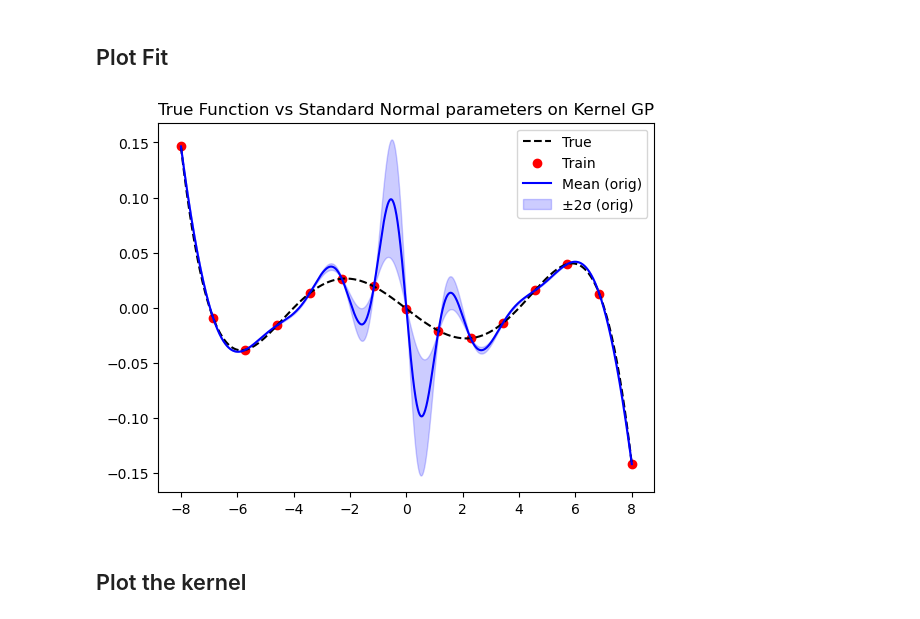
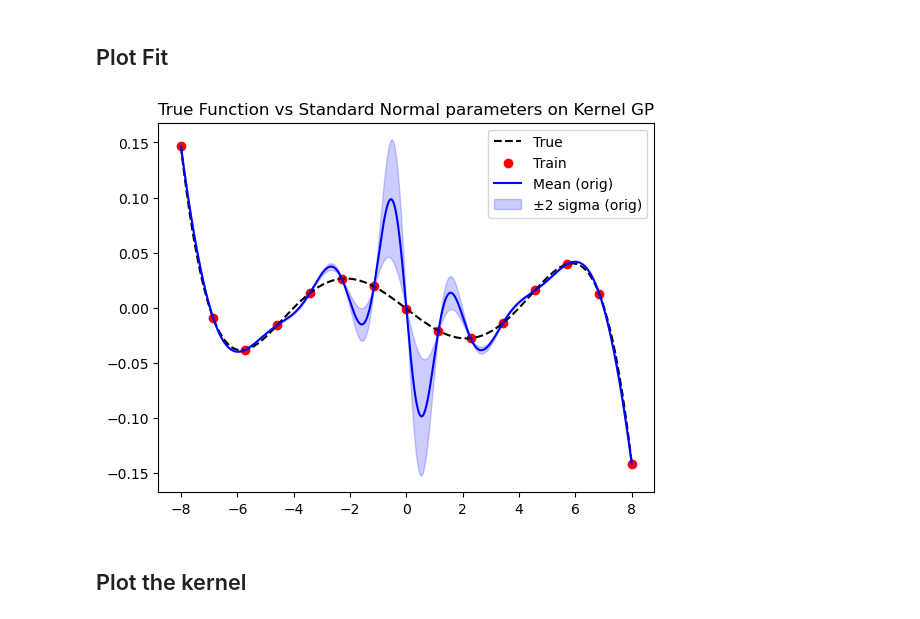
Before and after one commit to anushri10/Efficient-Training-of-Minimal-and-Maximal-Low-Rank-RNNs, a Jupyter notebook: Fig_5_GP_Panel_A_B.ipynb, the cells around one changed output. Drawn from its saved outputs; the diff is of its cells as text; code cells hidden in the pictures.

Commit message:
minor plot changes

```diff
--- a/Fig_5_GP_Panel_A_B.ipynb
+++ b/Fig_5_GP_Panel_A_B.ipynb
@@ -119,13 +119,13 @@ mu_0, cov_0 = gp_regression_eig_joint_gaussian(z_train,y_train,zgrid,s_m0,s_b0,s
 # %%
 plt.plot(zgrid, fgrid, 'k--', label='True')
 plt.scatter(z_train, y_train, c='r', label='Train')
 plt.plot(zgrid, mu_0, 'b-', label='Mean (orig)')
-plt.fill_between(zgrid.flatten(), mu_0-2*std_0,  mu_0+2*std_0, color='b', alpha=0.2, label='±2σ (orig)')
+plt.fill_between(zgrid.flatten(), mu_0-2*std_0,  mu_0+2*std_0, color='b', alpha=0.2, label='±2 sigma (orig)')
 plt.legend()
 plt.title("True Function vs Standard Normal parameters on Kernel GP")
 plt.show()
 # %% [output]
-[figure, old version]
+[figure, new version]
 # %% [markdown]
 ## Plot the kernel
 # %%
```
Also changed, not shown: parts of 1 cell of this notebook.
